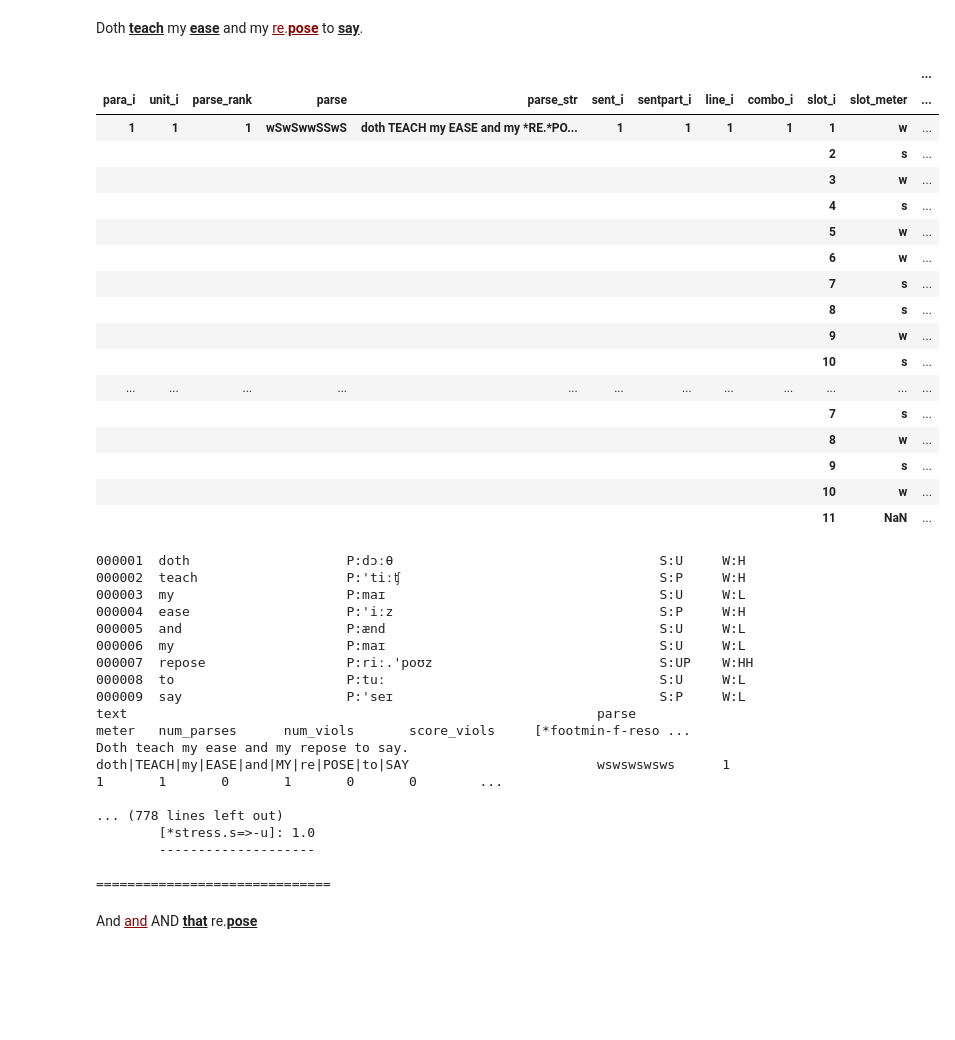
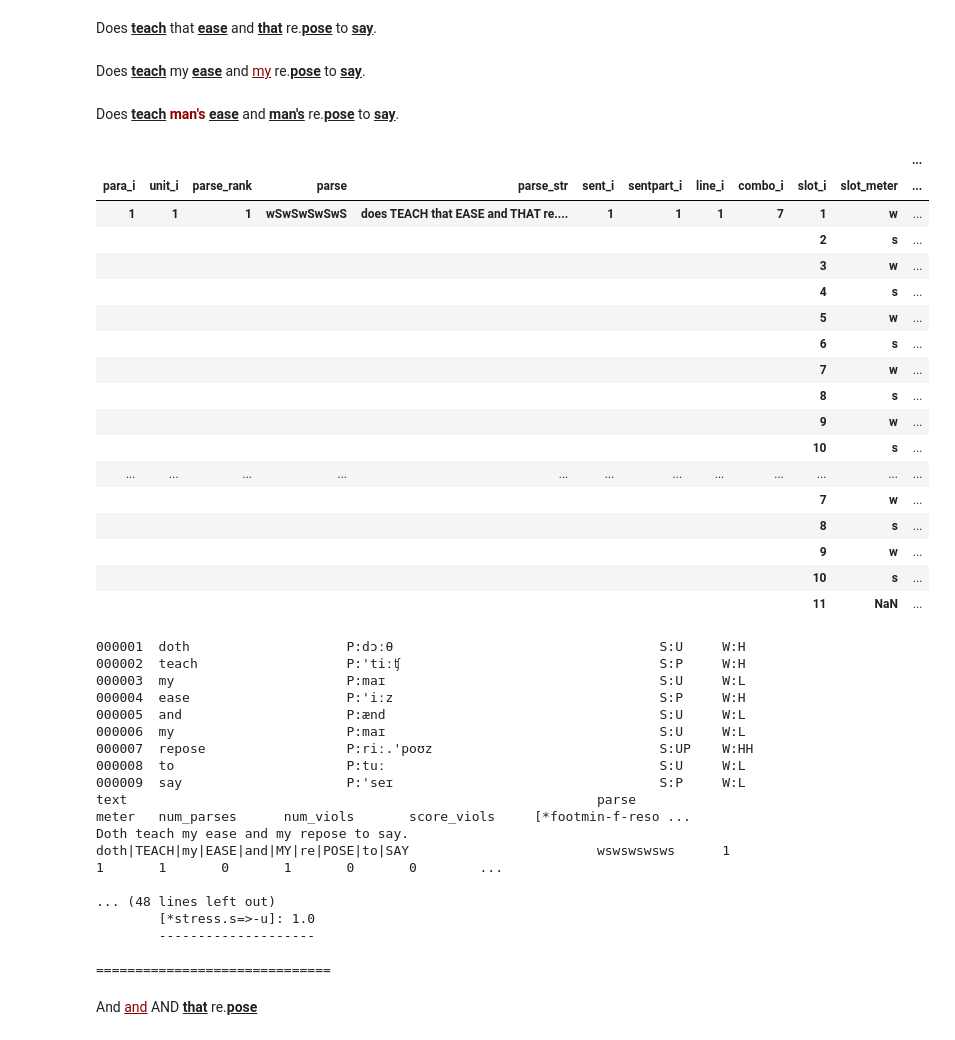
Before and after one commit to quadrismegistus/cadence, a Jupyter notebook: notebooks/test_parse_display.ipynb, the cells around one changed output. Saved outputs shown, nothing was run; the diff lists cells and outputs as text; code cells hidden in the pictures; blank space fills up the shorter version.

Commit message:
fixed parser bug

```diff
--- a/notebooks/test_parse_display.ipynb
+++ b/notebooks/test_parse_display.ipynb
@@ -53,24 +67,26 @@ apply_constraints(combo,'wSwSwwSSwS'.lower()).replace(0,'')
 # %%
-text.parse(num_proc=1,progress=True,verbose=True).replace(0,'')
+text.parse(num_proc=1,progress=True,verbose=True,constraints=list(DEFAULT_CONSTRAINTS)+['w_unstressed_t']).replace(0,'')
 # %% [output]
- Doth <u><b>teach</b></u> my <u><b>ease</b></u> and my <font style="color:darkred"><u>re</u></font>.<font style="color:darkred"><u><b>pose</b></u></font> to <u><b>say</b></u>.
+ Does <u><b>teach</b></u> that <u><b>ease</b></u> and <u><b>that</b></u> re.<u><b>pose</b></u> to <u><b>say</b></u>.
+ Does <u><b>teach</b></u> my <u><b>ease</b></u> and <font style="color:darkred"><u>my</u></font> re.<u><b>pose</b></u> to <u><b>say</b></u>.
+ Does <u><b>teach</b></u> <font style="color:darkred"><b>man's</b></font> <u><b>ease</b></u> and <u><b>man's</b></u> re.<u><b>pose</b></u> to <u><b>say</b></u>.
 |  |  |  |  |  |  |  |  |  |  |  | ... |
 | para_i | unit_i | parse_rank | parse | parse_str | sent_i | sentpart_i | line_i | combo_i | slot_i | slot_meter | ... |
-| 1 | 1 | 1 | wSwSwwSSwS | doth TEACH my EASE and my *RE.*PO... | 1 | 1 | 1 | 1 | 1 | w | ... |
+| 1 | 1 | 1 | wSwSwSwSwS | does TEACH that EASE and THAT re.... | 1 | 1 | 1 | 7 | 1 | w | ... |
 |  |  |  |  |  |  |  |  |  | 2 | s | ... |
 |  |  |  |  |  |  |  |  |  | 3 | w | ... |
 |  |  |  |  |  |  |  |  |  | 4 | s | ... |
 |  |  |  |  |  |  |  |  |  | 5 | w | ... |
-|  |  |  |  |  |  |  |  |  | 6 | w | ... |
-|  |  |  |  |  |  |  |  |  | 7 | s | ... |
+|  |  |  |  |  |  |  |  |  | 6 | s | ... |
+|  |  |  |  |  |  |  |  |  | 7 | w | ... |
 |  |  |  |  |  |  |  |  |  | 8 | s | ... |
 |  |  |  |  |  |  |  |  |  | 9 | w | ... |
 |  |  |  |  |  |  |  |  |  | 10 | s | ... |
 | ... | ... | ... | ... | ... | ... | ... | ... | ... | ... | ... | ... |
-|  |  |  |  |  |  |  |  |  | 7 | s | ... |
-|  |  |  |  |  |  |  |  |  | 8 | w | ... |
-|  |  |  |  |  |  |  |  |  | 9 | s | ... |
-|  |  |  |  |  |  |  |  |  | 10 | w | ... |
+|  |  |  |  |  |  |  |  |  | 7 | w | ... |
+|  |  |  |  |  |  |  |  |  | 8 | s | ... |
+|  |  |  |  |  |  |  |  |  | 9 | w | ... |
+|  |  |  |  |  |  |  |  |  | 10 | s | ... |
 |  |  |  |  |  |  |  |  |  | 11 | NaN | ... |
 # %%
 # # text.words()
@@ -84,7 +100,7 @@ text.parse(num_proc=1,progress=True,verbose=True).replace(0,'')
 import prosodic as p
 t=p.Text(txt)
 t.parse(meter='default_english')
-x=t.report(include_bounded=True)
+x=t.report(include_bounded=False)
 # %% [output]
 000001  doth                    P:dɔːθ                                  S:U     W:H
 000002  teach                   P:'tiːʧ                                 S:P     W:H
@@ -98,7 +114,7 @@ x=t.report(include_bounded=True)
 text                                                            parse                                                           meter   num_parses      num_viols       score_viols     [*footmin-f-reso ...
 Doth teach my ease and my repose to say.                        doth|TEACH|my|EASE|and|MY|re|POSE|to|SAY                        wswswswsws      1       1       1       0       1       0       0        ...
 
-... (778 lines left out)
+... (48 lines left out)
         [*stress.s=>-u]: 1.0
         --------------------
 
```
Also changed, not shown: parts of 6 cells of this notebook, 1 other file.
